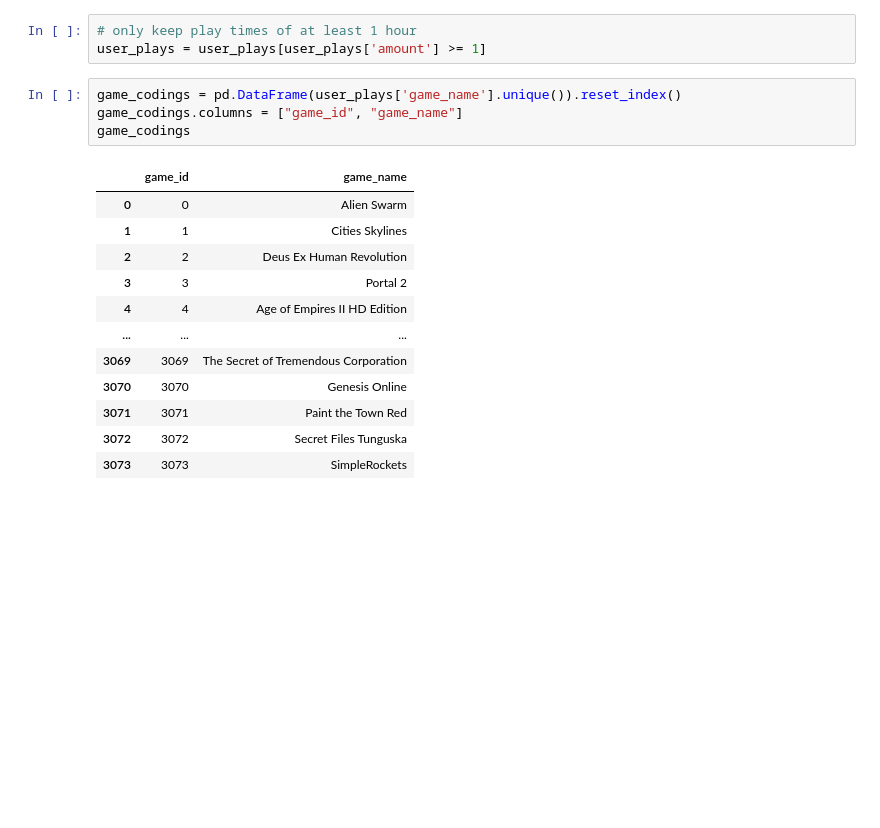
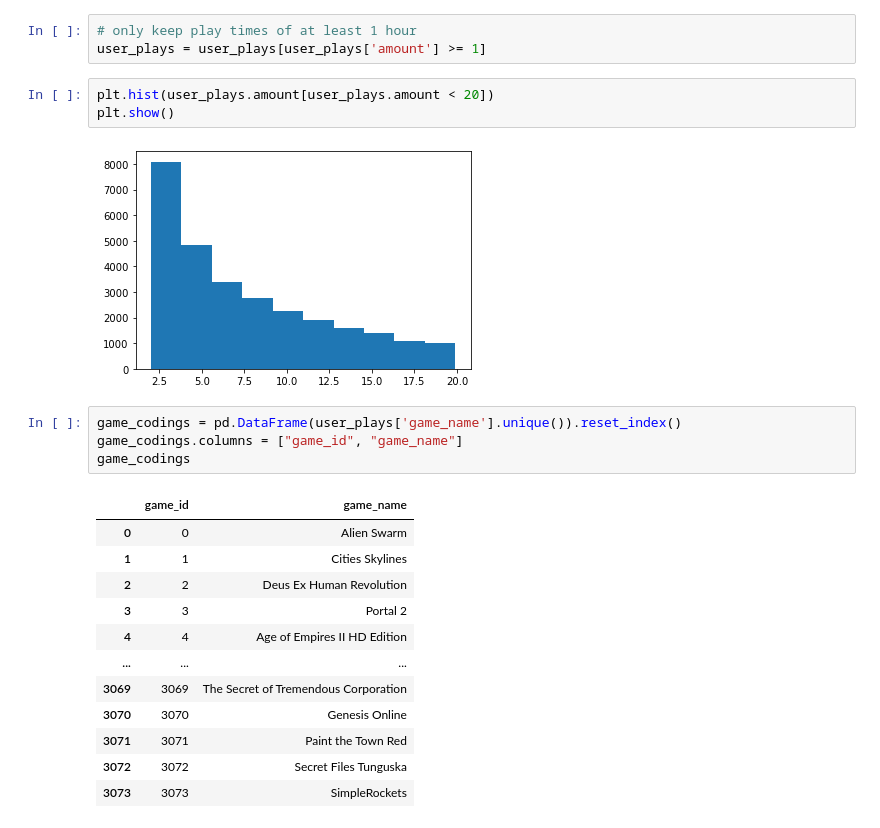
Before and after one commit to chris-gomes/steam-game-recommendations, a Jupyter notebook: Preprocessing.ipynb, the cells around one changed output. Drawn from its saved outputs; the diff is of its cells as text; blank space fills up the shorter version.

```diff
--- a/Preprocessing.ipynb
+++ b/Preprocessing.ipynb
@@ -18,6 +23,11 @@ user_plays = user_plays.groupby(["user_id", "game_name"]).sum().reset_index()
 # %%
 # only keep play times of at least 1 hour
 user_plays = user_plays[user_plays['amount'] >= 1]
+# %%
+plt.hist(user_plays.amount[user_plays.amount < 20])
+plt.show()
+# %% [output]
+[figure, added]
 # %%
 game_codings = pd.DataFrame(user_plays['game_name'].unique()).reset_index()
 game_codings.columns = ["game_id", "game_name"]
```
Also changed, not shown: parts of 1 cell of this notebook.
